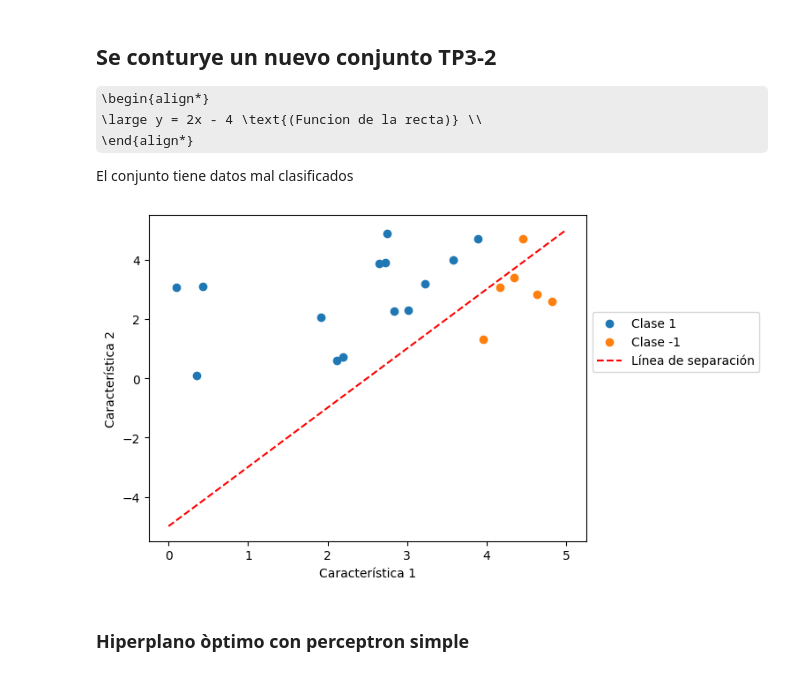
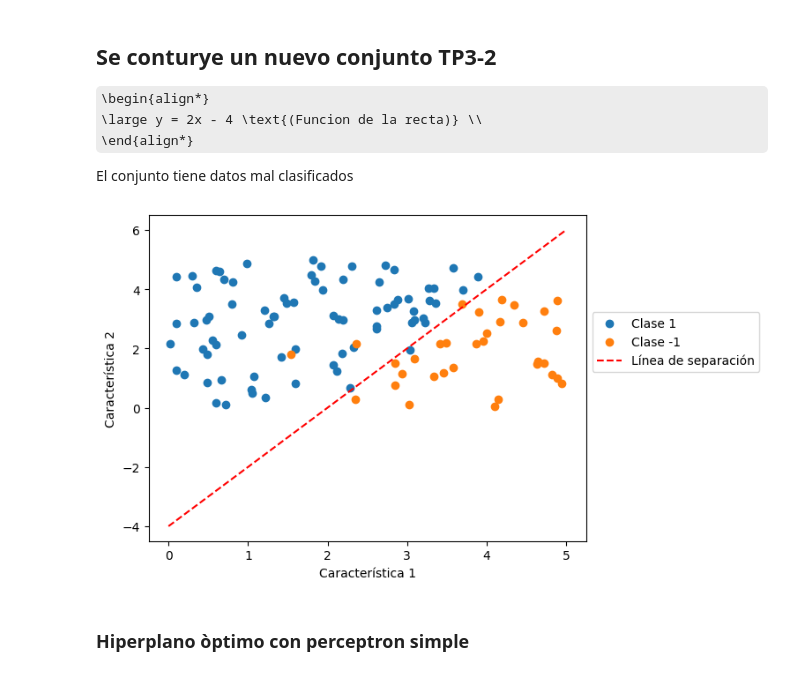
Before and after one commit to UnahurAprendizajeAutomatico/SVM, a Jupyter notebook: modelos/svm.ipynb, the cells around one changed output. Drawn from its saved outputs; the diff is of its cells as text; code cells hidden in the pictures; some formulas as TeX source.

```diff
--- a/modelos/svm.ipynb
+++ b/modelos/svm.ipynb
@@ -112,42 +104,43 @@ plt.show()
 
 El conjunto tiene datos mal clasificados
 # %%
-
-# Establecer una semilla aleatoria para la reproducibilidad
 import numpy as np
 import matplotlib.pyplot as plt
 
 # Establecer una semilla aleatoria para la reproducibilidad
 np.random.seed(0)
 
 # Generar puntos aleatorios en el rango [0, 5] × [0, 5]
-num_points = 20
+num_points = 100
 x1 = np.random.uniform(0, 5, num_points)
 x2 = np.random.uniform(0, 5, num_points)
 
-# Definir la línea de separación con un pequeño sesgo
-# Por ejemplo, y = 2x - 4 + ruido
+# Definir la línea de separación
 def separador(x):
-    ruido = np.random.normal(0, 0.5)
-    return 2 * x - 4 + ruido
+    return 2 * x - 4
 
 # Asignar etiquetas de clase 1 o -1 según la posición con respecto a la línea
-y_real2 = np.where(x2 >= separador(x1), 1, -1)
+y = np.where(x2 >= separador(x1), 1, -1)
+
+# Agregar algunos puntos mal clasificados cerca del hiperplano
+num_misclassified = 10
+misclassified_x1 = np.random.uniform(1, 4, num_misclassified)
+misclassified_x2 = np.random.uniform(1, 4, num_misclassified)
+misclassified_y = np.random.choice([-1, 1], num_misclassified)
+x1 = np.concatenate((x1, misclassified_x1))
+x2 = np.concatenate((x2, misclassified_x2))
+y = np.concatenate((y, misclassified_y))
 
 # Visualizar los datos
-plt.scatter(x1[y_real == 1], x2[y_real == 1], label='Clase 1')
-plt.scatter(x1[y_real == -1], x2[y_real == -1], label='Clase -1')
-
-x_separacion = np.array([0, 5])
-y_separacion = separador(x_separacion)
-
-plt.plot(x_separacion, y_separacion, color='red', linestyle='--', label='Línea de separación')
+plt.scatter(x1[y == 1], x2[y == 1], label='Clase 1')
+plt.scatter(x1[y == -1], x2[y == -1], label='Clase -1')
+plt.plot([0, 5], [separador(0), separador(5)], color='red', linestyle='--', label='Línea de separación')
 plt.xlabel('Característica 1')
 plt.ylabel('Característica 2')
 plt.legend(loc='lower left',bbox_to_anchor=(1, 0.5))
 plt.show()
 # %% [output]
-[figure, old version]
+[figure, new version]
 # %% [markdown]
 ### Hiperplano òptimo con perceptron simple
 # %%
```
Also changed, not shown: parts of 28 cells of this notebook.
